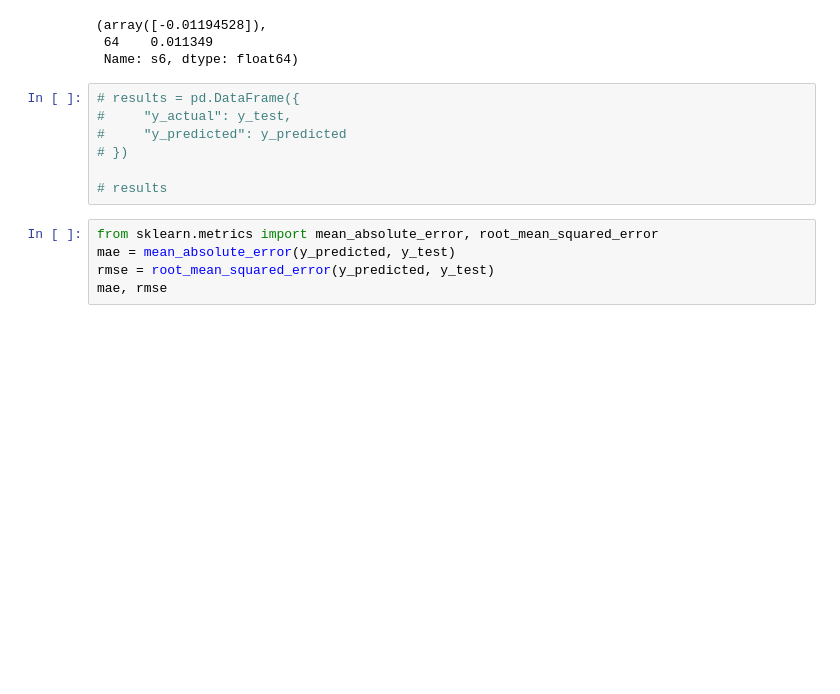
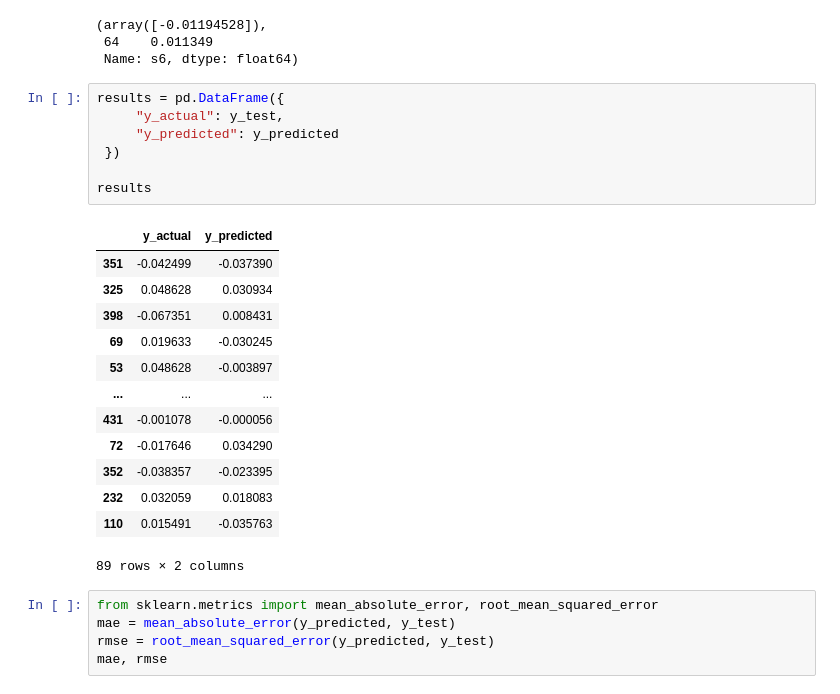
Before and after one commit to sabinsh/predictive_ai, a Jupyter notebook: diabetes_predictor.ipynb, the cells around one changed output. Drawn from its saved outputs; the diff is of its cells as text; blank space fills up the shorter version.

```diff
--- a/diabetes_predictor.ipynb
+++ b/diabetes_predictor.ipynb
@@ -167,12 +167,26 @@ y_64_predicted, y_test.loc[[64]]
  64    0.011349
  Name: s6, dtype: float64)
 # %%
-# results = pd.DataFrame({
-#     "y_actual": y_test,
-#     "y_predicted": y_predicted
-# })
+results = pd.DataFrame({
+     "y_actual": y_test,
+     "y_predicted": y_predicted
+ })
 
-# results
+results
+# %% [output]
+|  | y_actual | y_predicted |
+| 351 | -0.042499 | -0.037390 |
+| 325 | 0.048628 | 0.030934 |
+| 398 | -0.067351 | 0.008431 |
+| 69 | 0.019633 | -0.030245 |
+| 53 | 0.048628 | -0.003897 |
+| ... | ... | ... |
+| 431 | -0.001078 | -0.000056 |
+| 72 | -0.017646 | 0.034290 |
+| 352 | -0.038357 | -0.023395 |
+| 232 | 0.032059 | 0.018083 |
+| 110 | 0.015491 | -0.035763 |
+89 rows × 2 columns
 # %%
 from sklearn.metrics import mean_absolute_error, root_mean_squared_error
 mae = mean_absolute_error(y_predicted, y_test)
```
